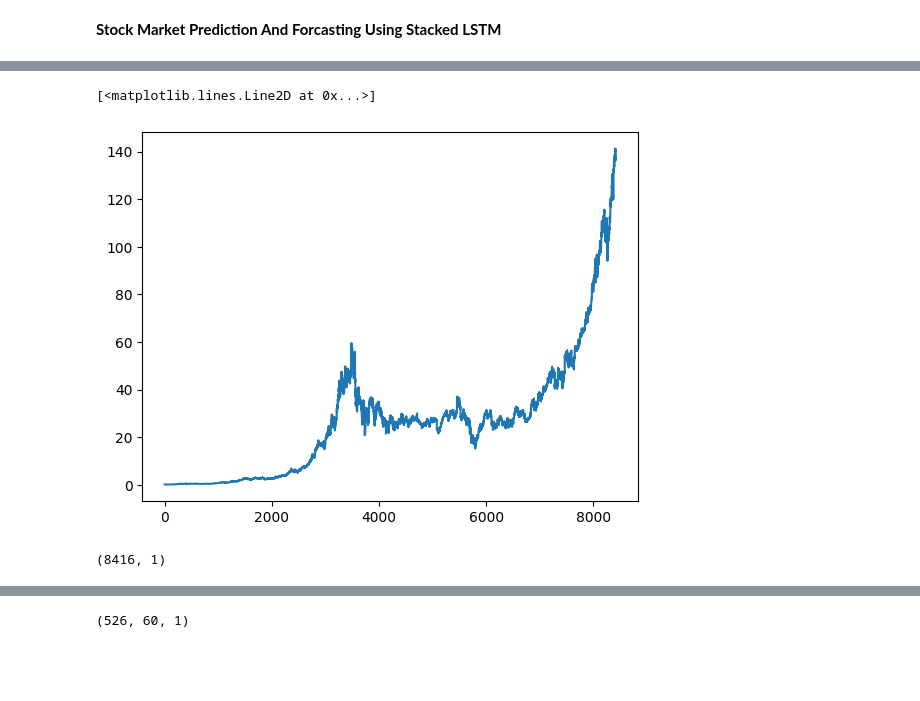
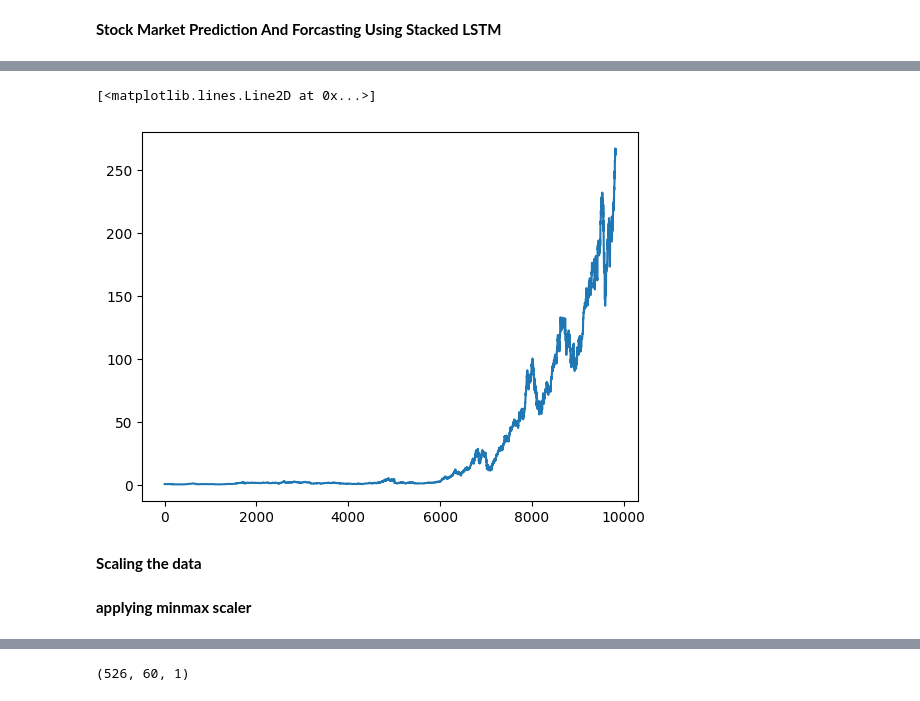
Before and after one commit to Gayatriy203/Projects, a Jupyter notebook: stockmarket_pre.ipynb, the cells around one changed output, grey strips where cells are left out. Drawn from its saved outputs; the diff is of its cells as text; code cells hidden in the pictures; blank space fills up the shorter version.

```diff
--- a/stockmarket_pre.ipynb
+++ b/stockmarket_pre.ipynb
@@ -23,5 +17,5 @@ import matplotlib.pyplot as plt
 # %%
-data= pd.read_csv('/content/drive/MyDrive/data/MSFT[1].csv')
+data= pd.read_csv('/content/drive/MyDrive/data/AAPL[1].csv')
 data
 # %% [output]
 |  | Date | Open | High | Low | Close | Adj Close | Volume |
@@ -134,3 +88,0 @@ trainingdata
-# %%
-data= data.iloc[:,0:5]
-data
@@ -151,3 +88,0 @@ data
-# %%
-data[ 'Date'] = pd.to_datetime(data['Date'])
-print(type(data.Date[0]))
@@ -176,0 +89,3 @@ df.head()
+# %%
+df1 = data.reset_index()["Close"]
+df1.shape
@@ -177,5 +109,5 @@ df.head()
 # %%
-plt.plot(df ['Close'])
+plt.plot(df1)
 # %% [output]
 [<matplotlib.lines.Line2D at 0x...>]
-[figure, old version]
+[figure, new version]
@@ -184 +114,5 @@ df1=df['Close']
+# %% [markdown]
+**Scaling the data**
+# %% [markdown]
+**applying minmax scaler**
 # %%
@@ -188,4 +121,0 @@ df1=scaler.fit_transform(np.array(df1).reshape(-1,1))
-# %%
-df1.shape
-# %% [output]
-(8416, 1)
```
Also changed, not shown: parts of 65 cells of this notebook.
